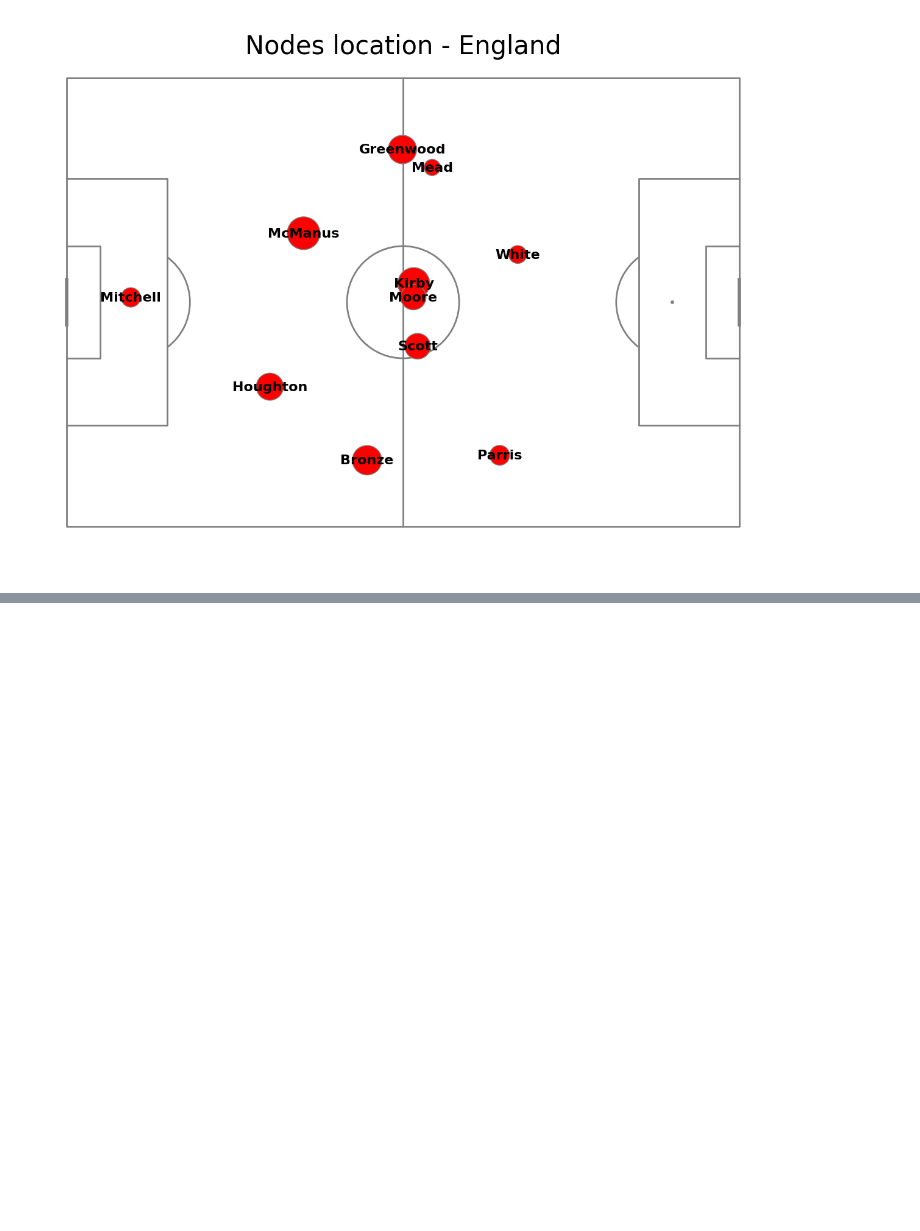
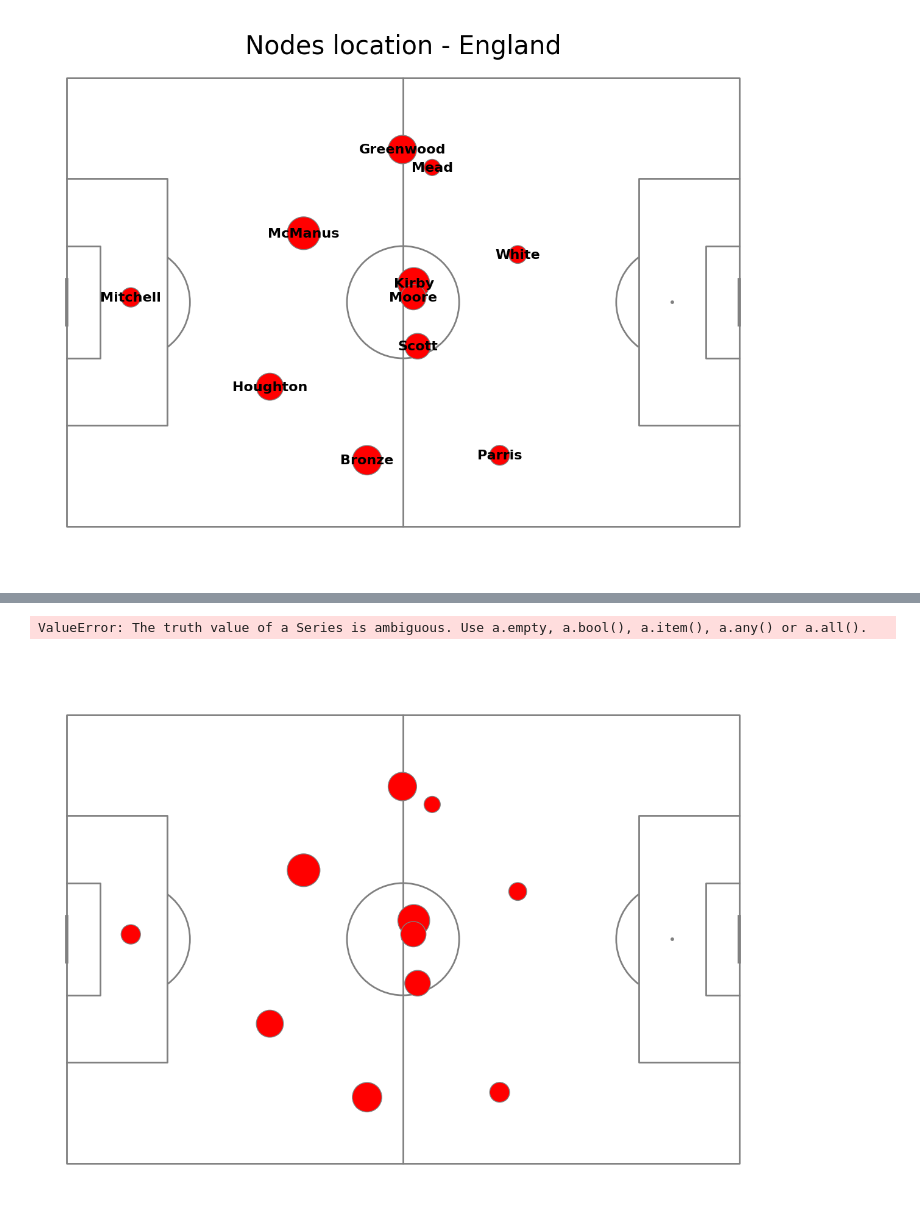
Before and after one commit to khoffLSU/footy_analytics, a Jupyter notebook: Visualizing Football - passing network.ipynb, the cells around one changed output, grey strips where cells are left out. Saved outputs shown, nothing was run; the diff lists cells and outputs as text; code cells hidden in the pictures; blank space fills up the shorter version.

```diff
--- a/Visualizing Football - passing network.ipynb
+++ b/Visualizing Football - passing network.ipynb
@@ -229,0 +261,28 @@ plt.show()
+# %%
+#plot once again pitch and vertices
+pitch = Pitch(line_color='grey')
+fig, ax = pitch.grid(grid_height=0.9, title_height=0.06, axis=False,
+                     endnote_height=0.04, title_space=0, endnote_space=0)
+pitch.scatter(scatter2_df.x_fin, scatter2_df.y_fin, s=scatter2_df.marker_size, color='red', edgecolors='grey', linewidth=1, alpha=1, ax=ax["pitch"], zorder = 3)
+pitch.annotate(scatter2_df.player_name, xy=(scatter2_df.x_fin, scatter2_df.y_fin), c='black', va='center', ha='center', weight = "bold", size=16, ax=ax["pitch"], zorder = 4)
+
+# for i, row in lines_df.iterrows():
+#         player1 = row["pair_key"].split("_")[0]
+#         player2 = row['pair_key'].split("_")[1]
+#         #take the average location of players to plot a line between them
+#         player1_x = scatter_df.loc[scatter_df["player_name"] == player1]['x'].iloc[0]
+#         player1_y = scatter_df.loc[scatter_df["player_name"] == player1]['y'].iloc[0]
+#         player2_x = scatter_df.loc[scatter_df["player_name"] == player2]['x'].iloc[0]
+#         player2_y = scatter_df.loc[scatter_df["player_name"] == player2]['y'].iloc[0]
+#         num_passes = row["pass_count"]
+#         #adjust the line width so that the more passes, the wider the line
+#         line_width = (num_passes / lines_df['pass_count'].max() * 10)
+#         #plot lines on the pitch
+#         pitch.lines(player1_x, player1_y, player2_x, player2_y,
+#                         alpha=1, lw=line_width, zorder=2, color="red", ax = ax["pitch"])
+
+fig.suptitle("England Passing Network against Sweden", fontsize = 30)
+plt.show()
+# %% [output]
+ValueError: The truth value of a Series is ambiguous. Use a.empty, a.bool(), a.item(), a.any() or a.all().
+[figure, added]
```
Also changed, not shown: parts of 2 cells of this notebook.
